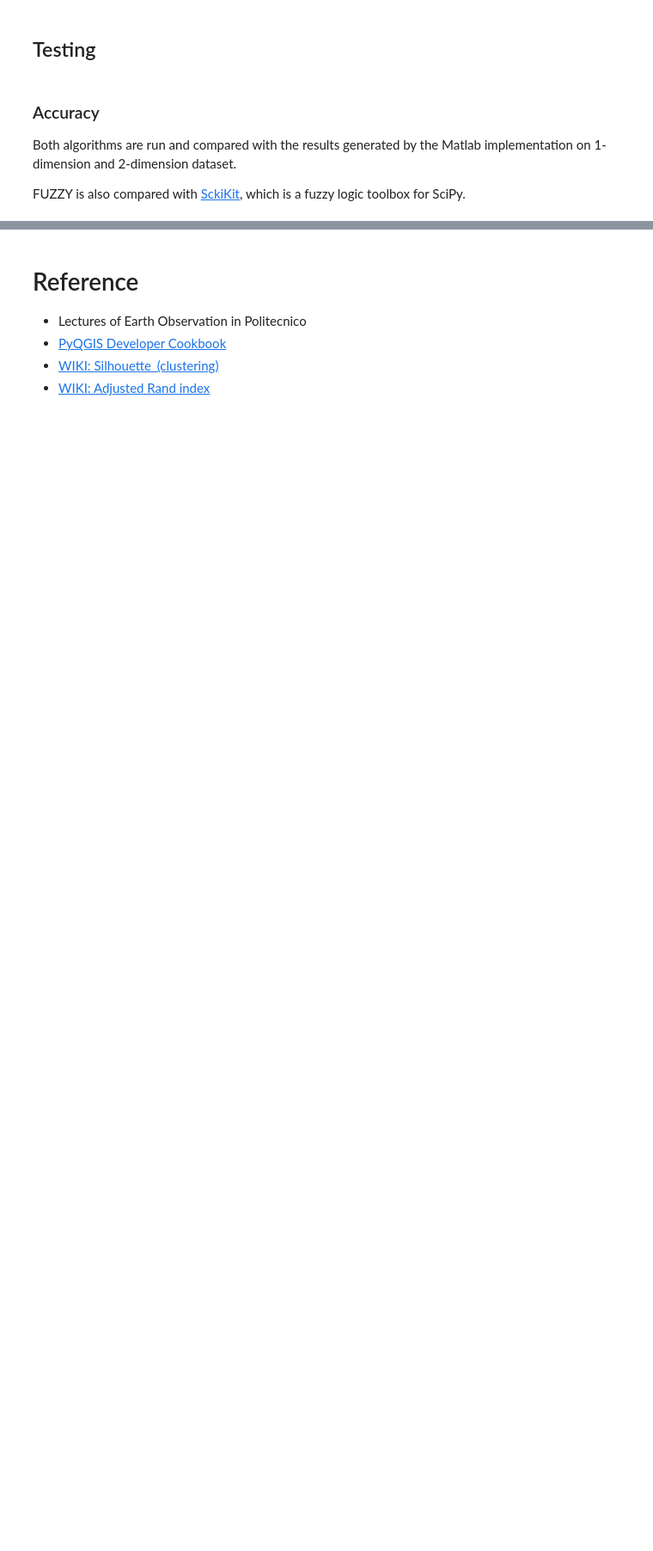
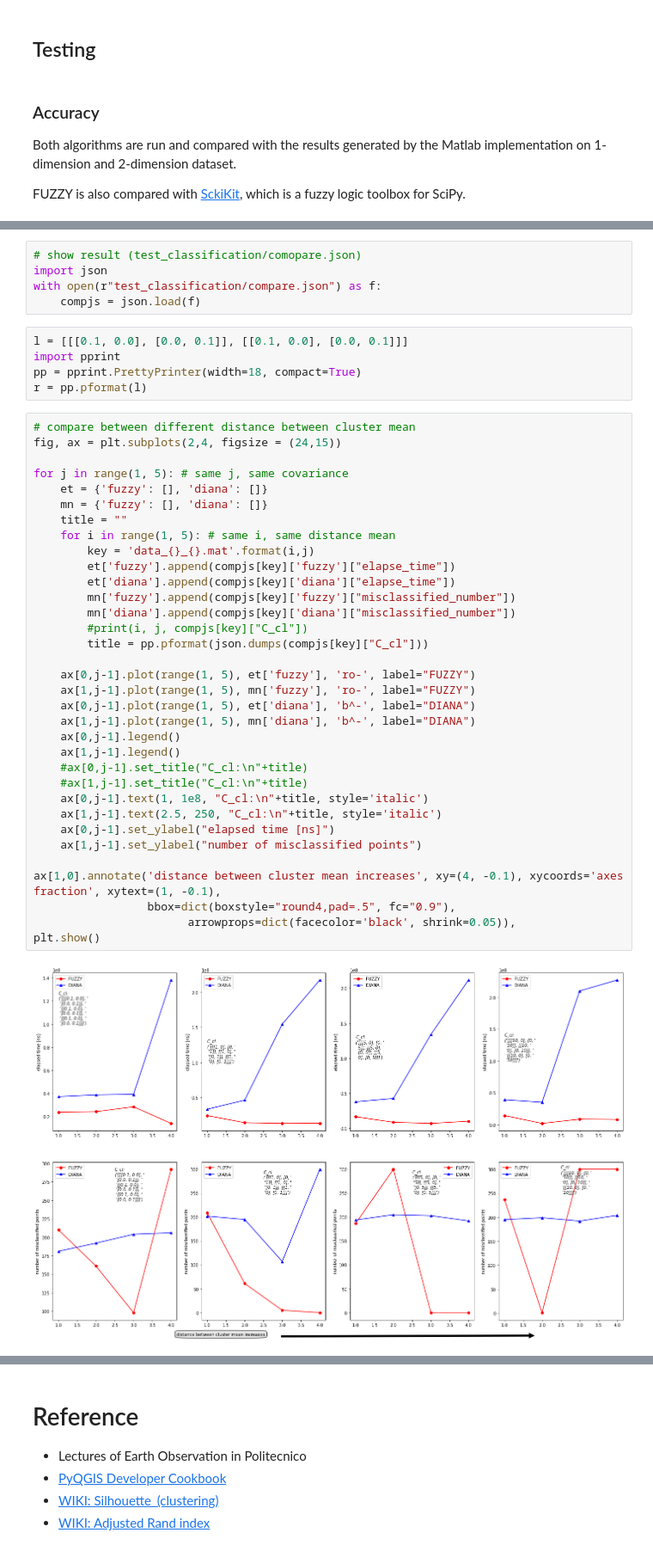
Before and after one commit to ictar/EO-Classification-Plugin, a Jupyter notebook: presentation.ipynb, the cells around one changed output, grey strips where cells are left out. Shown at 86% size. Drawn from its saved outputs; the diff is of its cells as text; blank space fills up the shorter version.

```diff
--- a/presentation.ipynb
+++ b/presentation.ipynb
@@ -120,0 +174,46 @@ plt.show()
+# %%
+# show result (test_classification/comopare.json)
+import json
+with open(r"test_classification/compare.json") as f:
+    compjs = json.load(f)
+# %%
+l = [[[0.1, 0.0], [0.0, 0.1]], [[0.1, 0.0], [0.0, 0.1]]]
+import pprint
+pp = pprint.PrettyPrinter(width=18, compact=True)
+r = pp.pformat(l)
+# %%
+# compare between different distance between cluster mean
+fig, ax = plt.subplots(2,4, figsize = (24,15))
+
+for j in range(1, 5): # same j, same covariance
+    et = {'fuzzy': [], 'diana': []}
+    mn = {'fuzzy': [], 'diana': []}
+    title = ""
+    for i in range(1, 5): # same i, same distance mean
+        key = 'data_{}_{}.mat'.format(i,j)
+        et['fuzzy'].append(compjs[key]['fuzzy']["elapse_time"])
+        et['diana'].append(compjs[key]['diana']["elapse_time"])
+        mn['fuzzy'].append(compjs[key]['fuzzy']["misclassified_number"])
+        mn['diana'].append(compjs[key]['diana']["misclassified_number"])
+        #print(i, j, compjs[key]["C_cl"])
+        title = pp.pformat(json.dumps(compjs[key]["C_cl"]))
+
+    ax[0,j-1].plot(range(1, 5), et['fuzzy'], 'ro-', label="FUZZY")
+    ax[1,j-1].plot(range(1, 5), mn['fuzzy'], 'ro-', label="FUZZY")
+    ax[0,j-1].plot(range(1, 5), et['diana'], 'b^-', label="DIANA")
+    ax[1,j-1].plot(range(1, 5), mn['diana'], 'b^-', label="DIANA")
+    ax[0,j-1].legend()
+    ax[1,j-1].legend()
+    #ax[0,j-1].set_title("C_cl:\n"+title)
+    #ax[1,j-1].set_title("C_cl:\n"+title)
+    ax[0,j-1].text(1, 1e8, "C_cl:\n"+title, style='italic')
+    ax[1,j-1].text(2.5, 250, "C_cl:\n"+title, style='italic')
+    ax[0,j-1].set_ylabel("elapsed time [ns]")
+    ax[1,j-1].set_ylabel("number of misclassified points")
+
+ax[1,0].annotate('distance between cluster mean increases', xy=(4, -0.1), xycoords='axes fraction', xytext=(1, -0.1),
+                 bbox=dict(boxstyle="round4,pad=.5", fc="0.9"),
+                       arrowprops=dict(facecolor='black', shrink=0.05)),
+plt.show()
+# %% [output]
+[figure, added]
```
Also changed, not shown: parts of 14 cells of this notebook, 16 other files.
